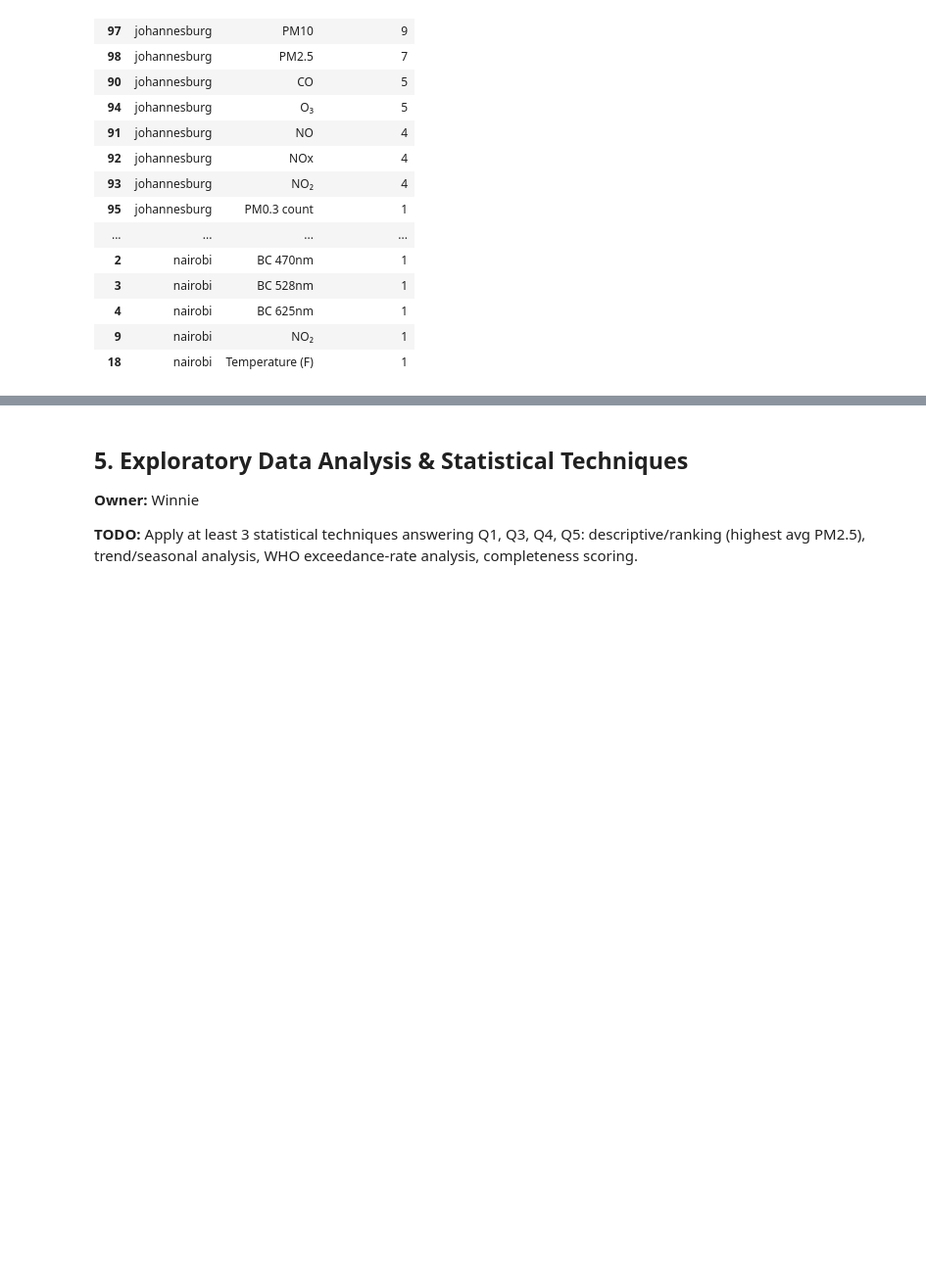
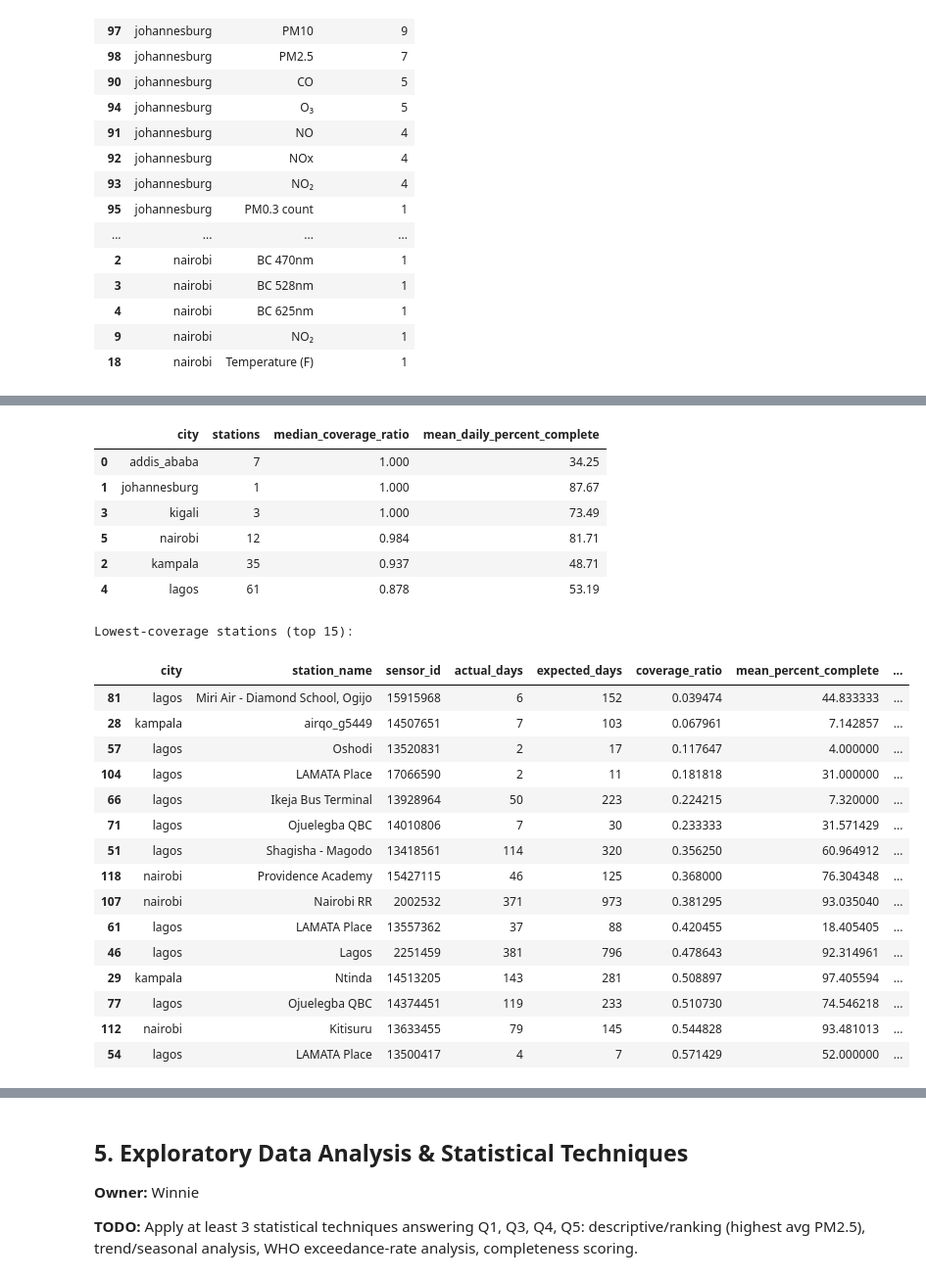
Before and after one commit to Simiyu-Gloria/air-quality-analysis-capstone, a Jupyter notebook: notebooks/analysis.ipynb, the cells around one changed output, grey strips where cells are left out. Shown at 98% size. Drawn from its saved outputs; the diff is of its cells as text; code cells hidden in the pictures; blank space fills up the shorter version.

Commit message:
Data Quality Assessment-phase 2 done

```diff
--- a/notebooks/analysis.ipynb
+++ b/notebooks/analysis.ipynb
@@ -177,0 +344,70 @@ pollutant_freq[pollutant_freq["station_count"] > 0].sort_values(
+# %%
+# Completeness check: median coverage ratio and mean daily percent complete per city.
+station_completeness = (
+    qa_df.groupby(["city", "station_id", "station_name", "sensor_id"], as_index=False)
+    .agg(
+        first_date=("date_utc", "min"),
+        last_date=("date_utc", "max"),
+        actual_days=("date_utc", "nunique"),
+        mean_percent_complete=("percent_complete", "mean"),
+        non_missing_values=("value", lambda s: s.notna().sum()),
+    )
+)
+station_completeness["expected_days"] = (
+    (station_completeness["last_date"] - station_completeness["first_date"]).dt.days + 1
+)
+station_completeness["coverage_ratio"] = (
+    station_completeness["actual_days"] / station_completeness["expected_days"]
+).replace([np.inf, -np.inf], np.nan)
+
+# Practical quality bands for this project.
+station_completeness["quality_band"] = pd.cut(
+    station_completeness["coverage_ratio"],
+    bins=[-0.01, 0.5, 0.8, 0.95, 1.0],
+    labels=["very low", "low", "medium", "high"],
+    include_lowest=True,
+ )
+
+city_completeness = (
+    station_completeness.groupby("city", as_index=False)
+    .agg(
+        stations=("station_id", "count"),
+        median_coverage_ratio=("coverage_ratio", "median"),
+        mean_daily_percent_complete=("mean_percent_complete", "mean"),
+    )
+)
+city_completeness["median_coverage_ratio"] = city_completeness["median_coverage_ratio"].round(3)
+city_completeness["mean_daily_percent_complete"] = city_completeness["mean_daily_percent_complete"].round(2)
+display(city_completeness.sort_values("median_coverage_ratio", ascending=False))
+
+print("Lowest-coverage stations (top 15):")
+display(
+    station_completeness.sort_values(["coverage_ratio", "mean_percent_complete"], ascending=[True, True])
+    [["city", "station_name", "sensor_id", "actual_days", "expected_days", "coverage_ratio", "mean_percent_complete", "quality_band"]]
+    .head(15)
+)
+# %% [output]
+|  | city | stations | median_coverage_ratio | mean_daily_percent_complete |
+| 0 | addis_ababa | 7 | 1.000 | 34.25 |
+| 1 | johannesburg | 1 | 1.000 | 87.67 |
+| 3 | kigali | 3 | 1.000 | 73.49 |
+| 5 | nairobi | 12 | 0.984 | 81.71 |
+| 2 | kampala | 35 | 0.937 | 48.71 |
+| 4 | lagos | 61 | 0.878 | 53.19 |
+Lowest-coverage stations (top 15):
+|  | city | station_name | sensor_id | actual_days | expected_days | coverage_ratio | mean_percent_complete | ... |
+| 81 | lagos | Miri Air - Diamond School, Ogijo | 15915968 | 6 | 152 | 0.039474 | 44.833333 | ... |
+| 28 | kampala | airqo_g5449 | 14507651 | 7 | 103 | 0.067961 | 7.142857 | ... |
+| 57 | lagos | Oshodi | 13520831 | 2 | 17 | 0.117647 | 4.000000 | ... |
+| 104 | lagos | LAMATA Place | 17066590 | 2 | 11 | 0.181818 | 31.000000 | ... |
+| 66 | lagos | Ikeja Bus Terminal | 13928964 | 50 | 223 | 0.224215 | 7.320000 | ... |
+| 71 | lagos | Ojuelegba QBC | 14010806 | 7 | 30 | 0.233333 | 31.571429 | ... |
+| 51 | lagos | Shagisha - Magodo | 13418561 | 114 | 320 | 0.356250 | 60.964912 | ... |
+| 118 | nairobi | Providence Academy | 15427115 | 46 | 125 | 0.368000 | 76.304348 | ... |
+| 107 | nairobi | Nairobi RR | 2002532 | 371 | 973 | 0.381295 | 93.035040 | ... |
+| 61 | lagos | LAMATA Place | 13557362 | 37 | 88 | 0.420455 | 18.405405 | ... |
+| 46 | lagos | Lagos | 2251459 | 381 | 796 | 0.478643 | 92.314961 | ... |
+| 29 | kampala | Ntinda | 14513205 | 143 | 281 | 0.508897 | 97.405594 | ... |
+| 77 | lagos | Ojuelegba QBC | 14374451 | 119 | 233 | 0.510730 | 74.546218 | ... |
+| 112 | nairobi | Kitisuru | 13633455 | 79 | 145 | 0.544828 | 93.481013 | ... |
+| 54 | lagos | LAMATA Place | 13500417 | 4 | 7 | 0.571429 | 52.000000 | ... |
```
Also changed, not shown: parts of 11 cells of this notebook.
